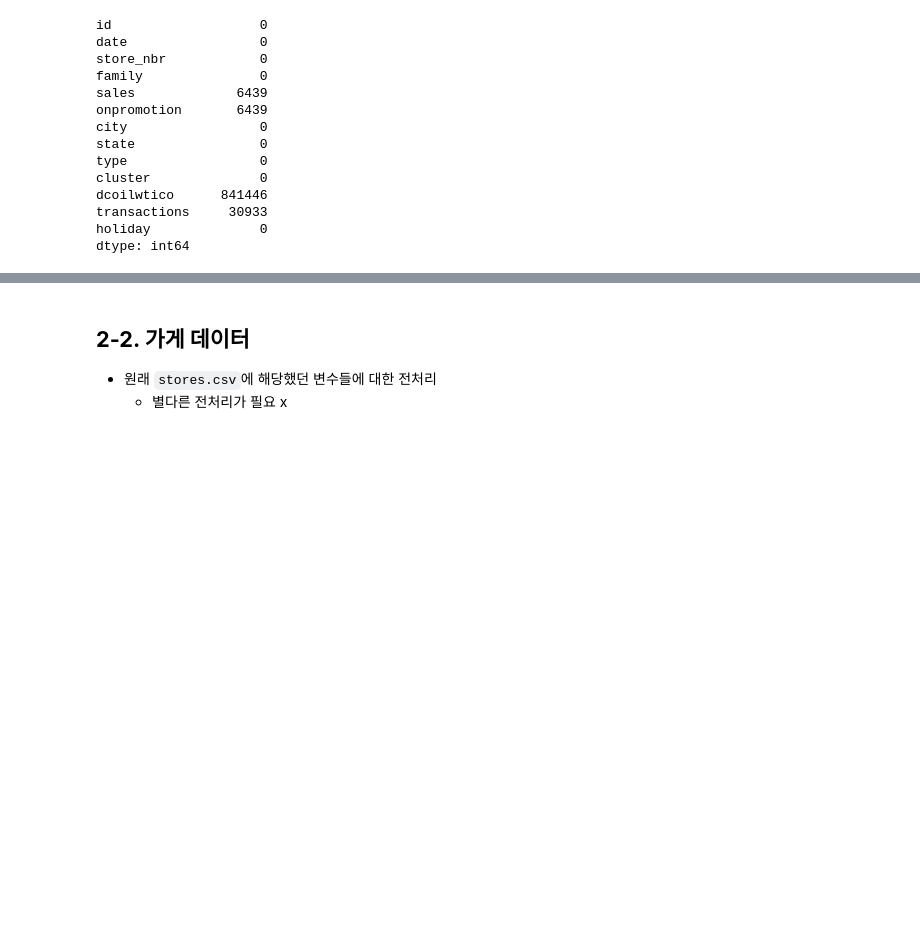
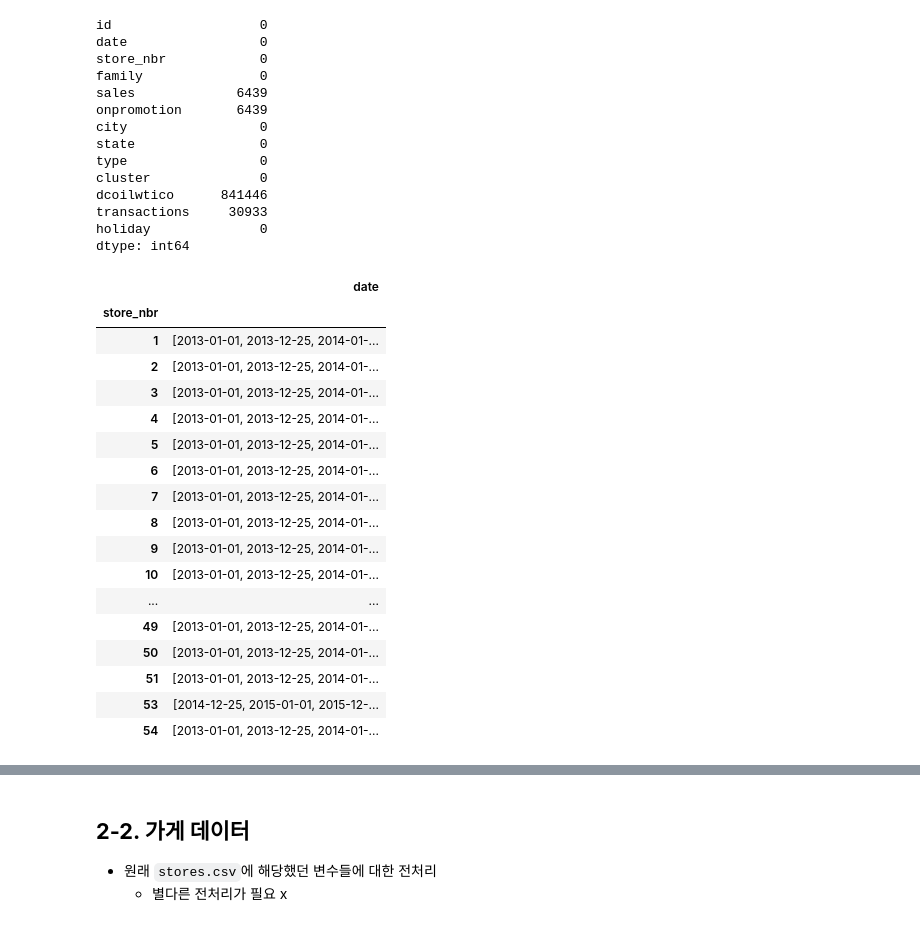
Before and after one commit to rhehgus02/Store-Sales-Forecasting2, a Jupyter notebook: 2. preprocessing_차수빈.ipynb, the cells around one changed output, grey strips where cells are left out. Cells and saved outputs as stored; diff of their text form; code cells hidden in the pictures; blank space fills up the shorter version.

```diff
--- a/2. preprocessing_차수빈.ipynb
+++ b/2. preprocessing_차수빈.ipynb
@@ -367,0 +374,21 @@ dtype: int64
+# %%
+pd.DataFrame(zero_dates.groupby('store_nbr')['date'].unique())
+# %% [output]
+|  | date |
+| store_nbr |  |
+| 1 | [2013-01-01, 2013-12-25, 2014-01-... |
+| 2 | [2013-01-01, 2013-12-25, 2014-01-... |
+| 3 | [2013-01-01, 2013-12-25, 2014-01-... |
+| 4 | [2013-01-01, 2013-12-25, 2014-01-... |
+| 5 | [2013-01-01, 2013-12-25, 2014-01-... |
+| 6 | [2013-01-01, 2013-12-25, 2014-01-... |
+| 7 | [2013-01-01, 2013-12-25, 2014-01-... |
+| 8 | [2013-01-01, 2013-12-25, 2014-01-... |
+| 9 | [2013-01-01, 2013-12-25, 2014-01-... |
+| 10 | [2013-01-01, 2013-12-25, 2014-01-... |
+| ... | ... |
+| 49 | [2013-01-01, 2013-12-25, 2014-01-... |
+| 50 | [2013-01-01, 2013-12-25, 2014-01-... |
+| 51 | [2013-01-01, 2013-12-25, 2014-01-... |
+| 53 | [2014-12-25, 2015-01-01, 2015-12-... |
+| 54 | [2013-01-01, 2013-12-25, 2014-01-... |
```
Also changed, not shown: parts of 41 cells of this notebook.
